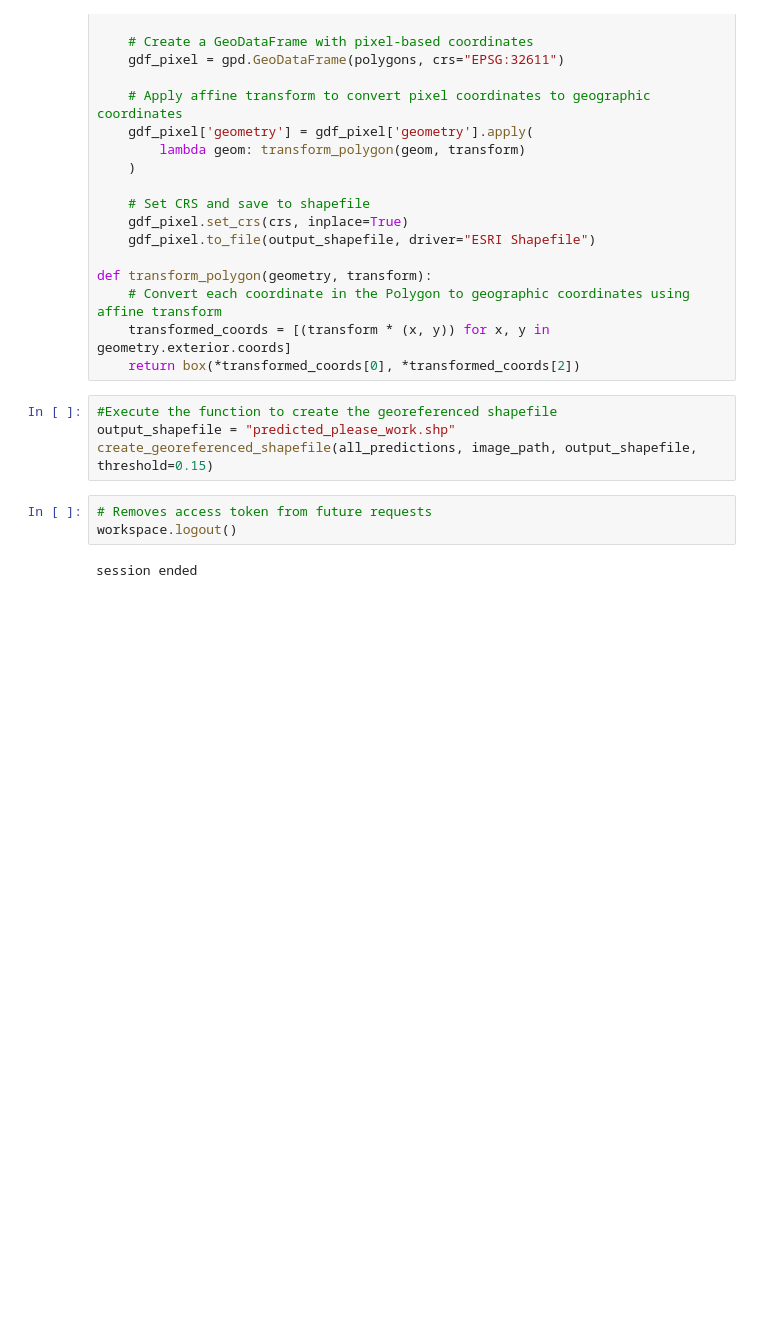
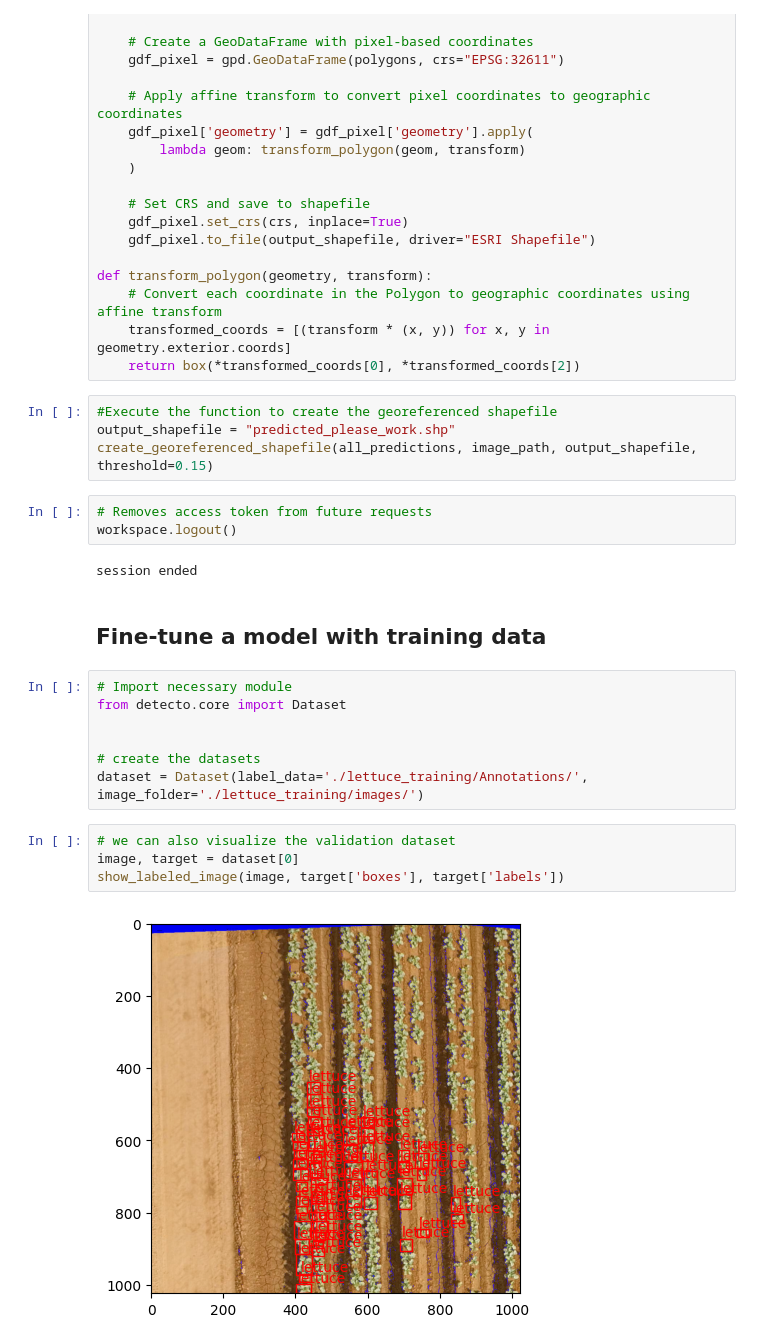
Before and after one commit to jeffgillan/data2science, a Jupyter notebook: lettuce_detecto.ipynb, the cells around one changed output. Saved outputs shown, nothing was run; the diff lists cells and outputs as text; blank space fills up the shorter version.

```diff
--- a/lettuce_detecto.ipynb
+++ b/lettuce_detecto.ipynb
@@ -309,3 +310,18 @@ create_georeferenced_shapefile(all_predictions, image_path, output_shapefile, th
 workspace.logout()
 # %% [output]
 session ended
+# %% [markdown]
+## Fine-tune a model with training data
+# %%
+# Import necessary module
+from detecto.core import Dataset
+
+
+# create the datasets
+dataset = Dataset(label_data='./lettuce_training/Annotations/', image_folder='./lettuce_training/images/')
+# %%
+# we can also visualize the validation dataset
+image, target = dataset[0]
+show_labeled_image(image, target['boxes'], target['labels'])
+# %% [output]
+[figure, added]
```
Also changed, not shown: parts of 5 cells of this notebook.
